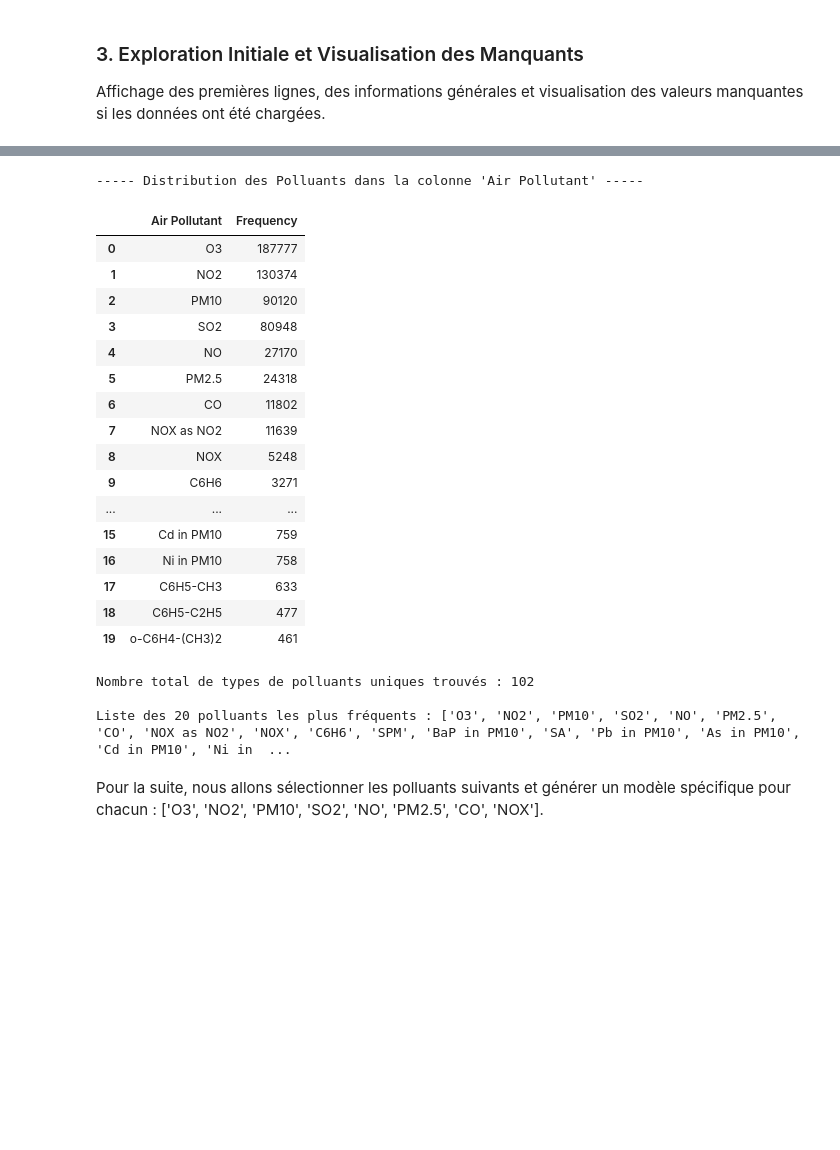
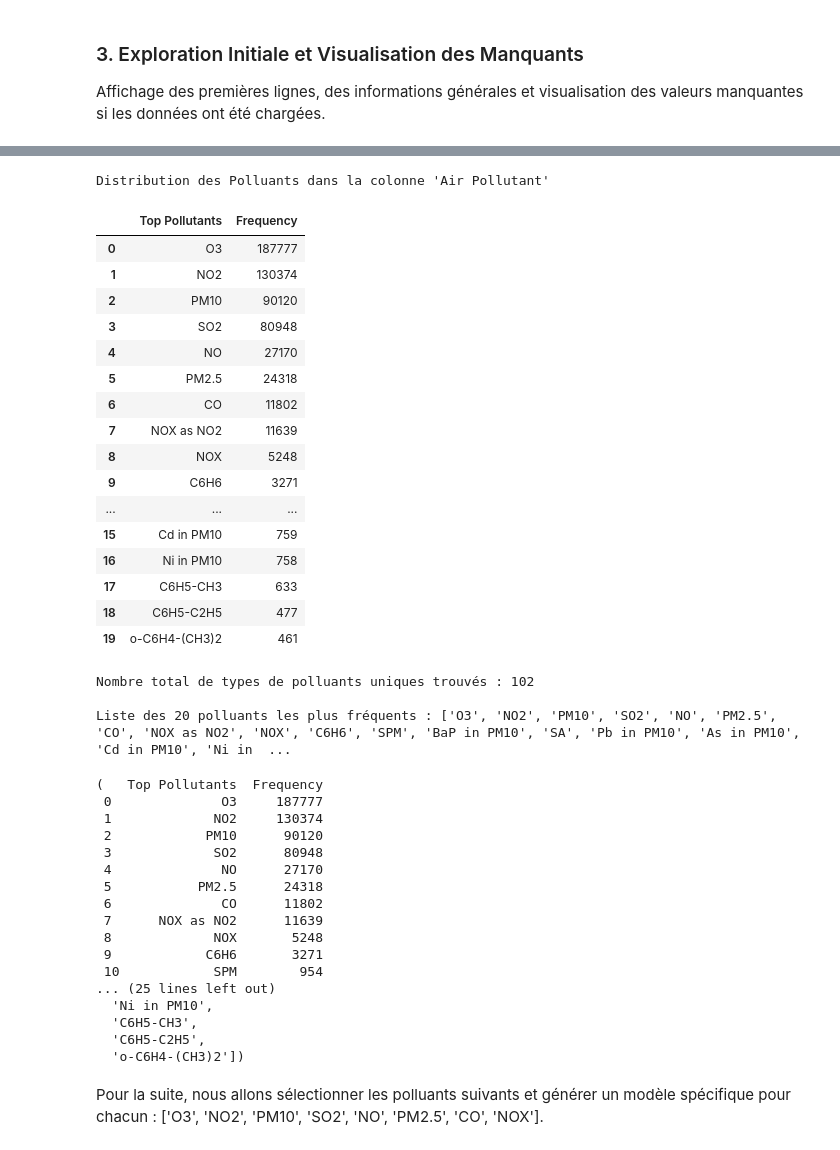
Before and after one commit to esmeml/cityairpollutionprediction, a Jupyter notebook: main.ipynb, the cells around one changed output, grey strips where cells are left out. Cells and saved outputs as stored; diff of their text form; code cells hidden in the pictures; blank space fills up the shorter version.

```diff
--- a/main.ipynb
+++ b/main.ipynb
@@ -79,38 +119,39 @@ exploration_initiale(df)
 def analyze_pollutant_distribution(df, pollutant_col='Air Pollutant', print_results=True):
     if df is not None and pollutant_col in df.columns:
         # 1. Compter les occurrences des polluants
         pollutant_counts = df[pollutant_col].value_counts(dropna=True)
 
         # 2. Transformer la Série en DataFrame et garder les 20 premiers en termes de fréquence
         pollutant_table = pollutant_counts.reset_index().head(20)
         pollutant_table.columns = [pollutant_col, 'Frequency']
 
         # 3. Trier le DataFrame par fréquence (ordre décroissant)
         pollutant_table_sorted = pollutant_table.sort_values(by='Frequency', ascending=False).reset_index(drop=True)
 
         # Extraire les 20 polluants les plus fréquents en liste
         top_pollutants_list = pollutant_table_sorted[pollutant_col].tolist()
+        pollutant_table_sorted['Top Pollutants'] = top_pollutants_list
+        pollutant_table_sorted = pollutant_table_sorted[['Top Pollutants', 'Frequency']]
 
         # Affichage optionnel des résultats
         if print_results:
-            print(f"----- Distribution des Polluants dans la colonne '{pollutant_col}' -----")
+            print(f"Distribution des Polluants dans la colonne '{pollutant_col}'")
             try:
                 display(pollutant_table_sorted)
             except NameError:
                 print(pollutant_table_sorted.to_string())  # .to_string() pour afficher tout sans troncature
             print(f"\nNombre total de types de polluants uniques trouvés : {len(pollutant_counts)}")
             print(f"\nListe des 20 polluants les plus fréquents : {top_pollutants_list}")
 
         return pollutant_table_sorted, top_pollutants_list
     else:
         print(f"Erreur : Le DataFrame est vide ou la colonne '{pollutant_col}' est absente.")
         return None, None
 
-# Appel de la fonction pour analyser la distribution des polluants
-pollutant_table, top_pollutants = analyze_pollutant_distribution(df)
+analyze_pollutant_distribution(df)
 # %% [output]
------ Distribution des Polluants dans la colonne 'Air Pollutant' -----
+Distribution des Polluants dans la colonne 'Air Pollutant'
-|  | Air Pollutant | Frequency |
+|  | Top Pollutants | Frequency |
 | 0 | O3 | 187777 |
 | 1 | NO2 | 130374 |
 | 2 | PM10 | 90120 |
@@ -130,6 +171,23 @@ pollutant_table, top_pollutants = analyze_pollutant_distribution(df)
 Nombre total de types de polluants uniques trouvés : 102
 
 Liste des 20 polluants les plus fréquents : ['O3', 'NO2', 'PM10', 'SO2', 'NO', 'PM2.5', 'CO', 'NOX as NO2', 'NOX', 'C6H6', 'SPM', 'BaP in PM10', 'SA', 'Pb in PM10', 'As in PM10', 'Cd in PM10', 'Ni in  ...
+(   Top Pollutants  Frequency
+ 0              O3     187777
+ 1             NO2     130374
+ 2            PM10      90120
+ 3             SO2      80948
+ 4              NO      27170
+ 5           PM2.5      24318
+ 6              CO      11802
+ 7      NOX as NO2      11639
+ 8             NOX       5248
+ 9            C6H6       3271
+ 10            SPM        954
+... (25 lines left out)
+  'Ni in PM10',
+  'C6H5-CH3',
+  'C6H5-C2H5',
+  'o-C6H4-(CH3)2'])
 # %% [markdown]
 Pour la suite, nous allons sélectionner les polluants suivants et générer un modèle spécifique pour chacun : ['O3', 'NO2', 'PM10', 'SO2', 'NO', 'PM2.5', 'CO', 'NOX'].
 # %% [markdown]
```
Also changed, not shown: parts of 18 cells of this notebook.
